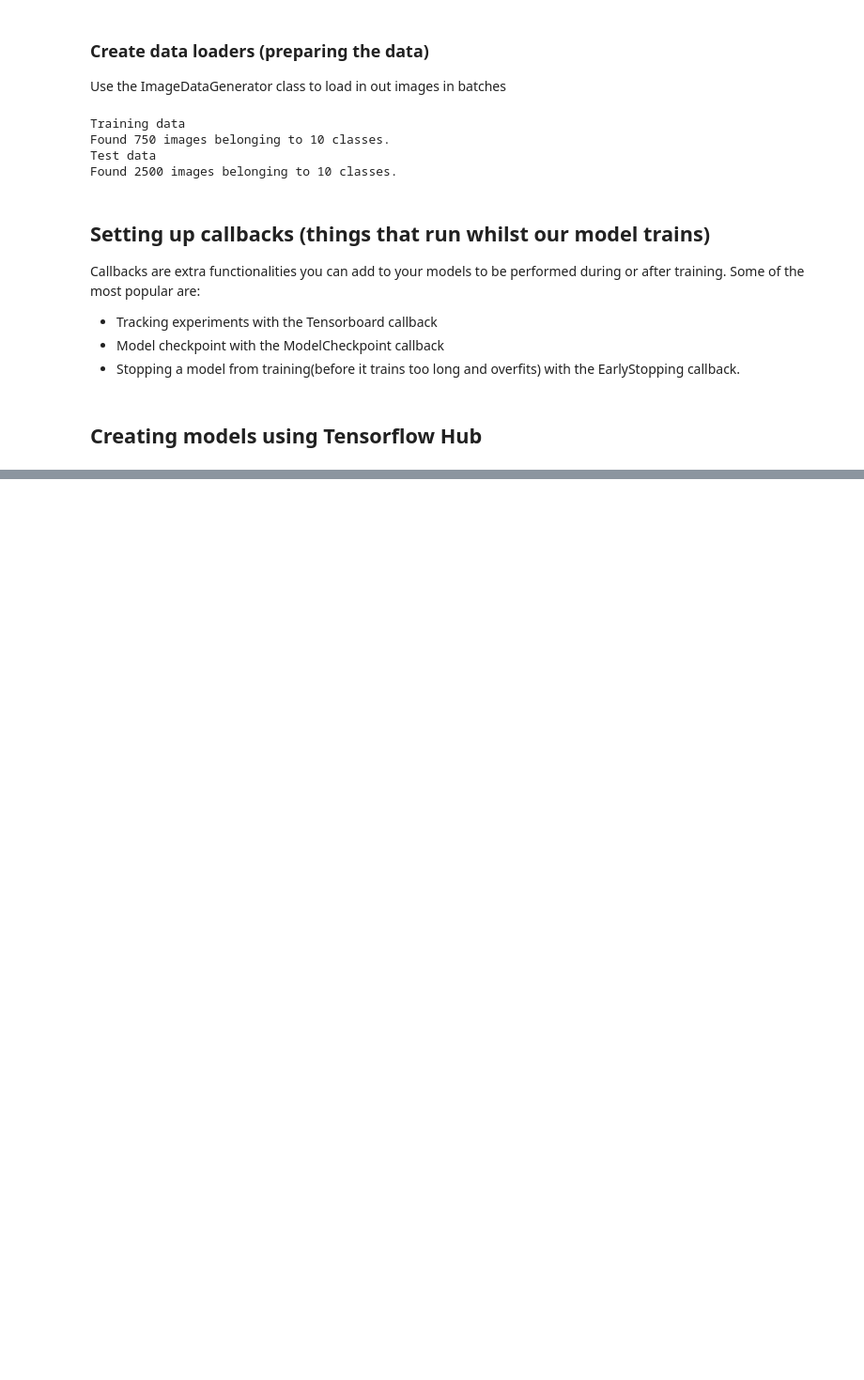
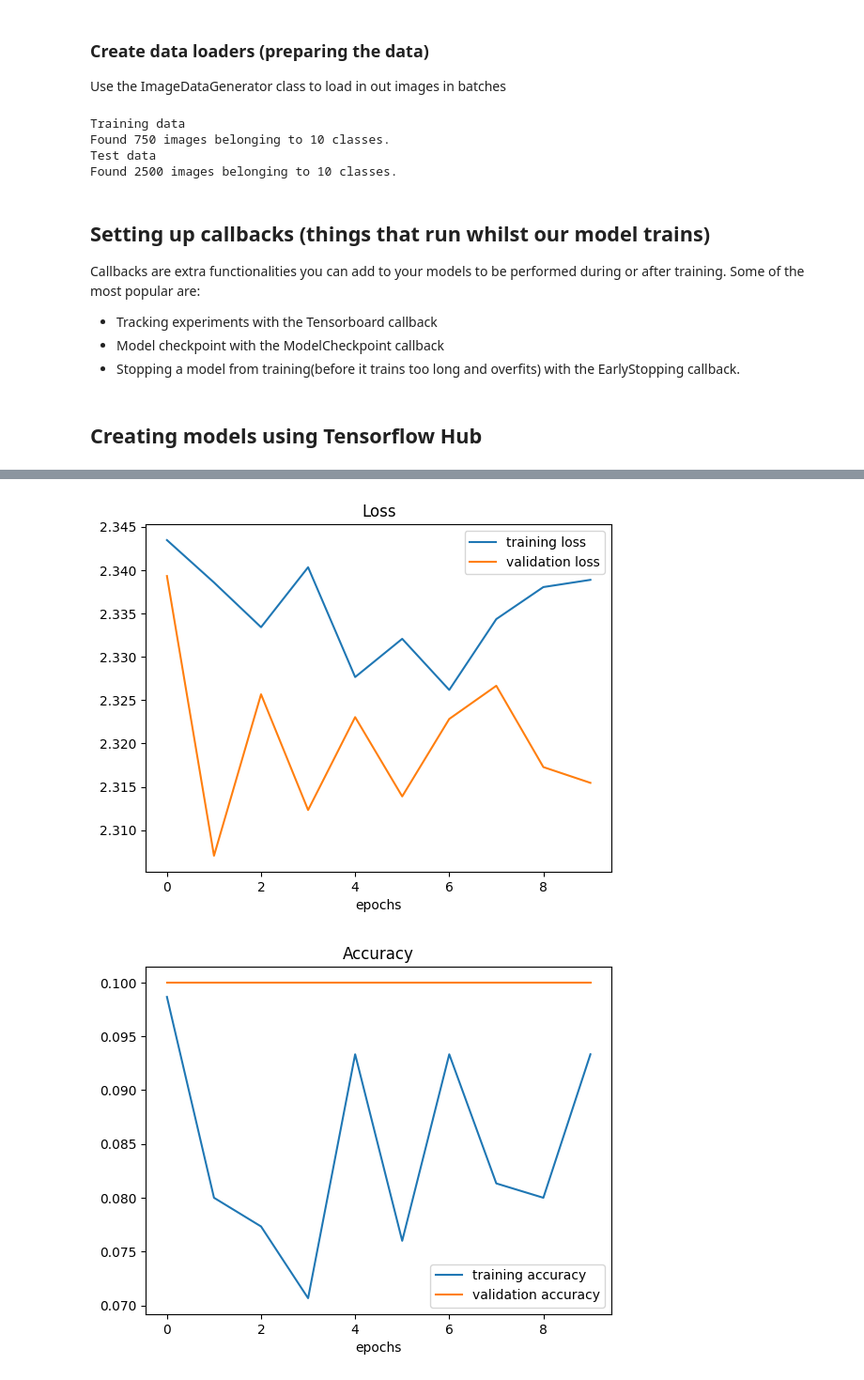
Before and after one commit to Sloppy1999/tf_course, a Jupyter notebook: notebooks/04_transfer_learning_1_(feature_extraction).ipynb, the cells around one changed output, grey strips where cells are left out. Shown at 94% size. Cells and saved outputs as stored; diff of their text form; code cells hidden in the pictures; blank space fills up the shorter version.

```diff
--- a/notebooks/04_transfer_learning_1_(feature_extraction).ipynb
+++ b/notebooks/04_transfer_learning_1_(feature_extraction).ipynb
@@ -81,15 +81,13 @@ Callbacks are extra functionalities you can add to your models to be performed d
 * Model checkpoint with the ModelCheckpoint callback
 * Stopping a model from training(before it trains too long and overfits) with the EarlyStopping callback.
 # %%
-# Create Tensorboard callback (functionize because we need to create a new for each experiment)
 import datetime
-import tensorflow as tf
 
-def create_tensorboard_callback(dir_name, experimment_name):
-    log_dir = dir_name + "/" + experimment_name + "/" + datetime.datetime.now().strftime("%Y%m%d-%H%M")
-    tensorbord_callback = tf.keras.callbacks.Tensorboard(log_dir=log_dir)
+def create_tensorboard_callback(dir_name, experiment_name):
+    log_dir = dir_name + "/" + experiment_name + "/" + datetime.datetime.now().strftime("%Y%m%d-%H%M")
+    tensorboard_callback = tf.keras.callbacks.TensorBoard(log_dir=log_dir)  # capital B
     print(f"Saving Tensorflow log files to: {log_dir}")
-    return tensorbord_callback
+    return tensorboard_callback
 # %% [markdown]
 ## Creating models using Tensorflow Hub
 # %%
@@ -150,0 +236,16 @@ Model: "sequential_8"
+# %%
+# Compile efficientnet model
+efficientnet_model.compile(loss="categorical_crossentropy",
+                    optimizer="adam",
+                    metrics=["accuracy"])
+# %%
+efficientnet_history = efficientnet_model.fit(
+    train_data_10_percent,
+    epochs=10,
+    steps_per_epoch=len(train_data_10_percent),
+    validation_data=test_data,
+    callbacks=[create_tensorboard_callback(
+        dir_name="tensorflow_hub",
+        experiment_name="efficientnet"
+    )]
+)
@@ -150,0 +287,5 @@ Model: "sequential_8"
+# %%
+plot_loss_curves(efficientnet_history)
+# %% [output]
+[figure, added]
+[figure, added]
```
Also changed, not shown: parts of 11 cells of this notebook.
